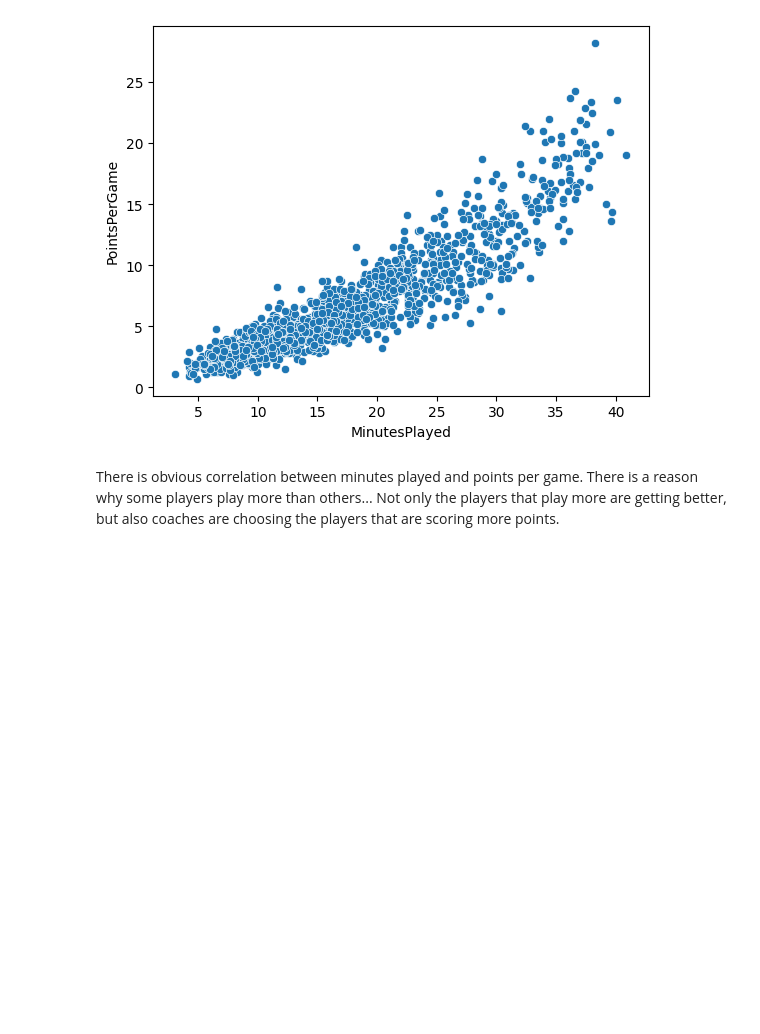
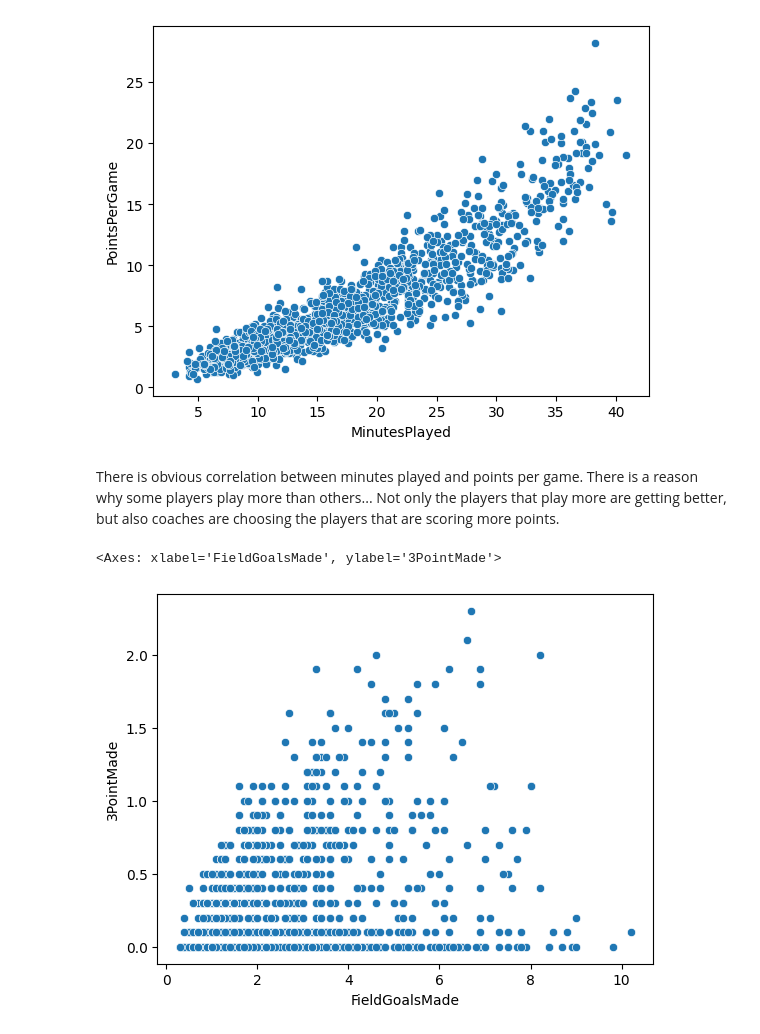
Before and after one commit to Dmmilchev/machine-learning-course, a Jupyter notebook: homeworks/basktetball_performance/solution.ipynb, the cells around one changed output. Cells and saved outputs as stored; diff of their text form; code cells hidden in the pictures; blank space fills up the shorter version.

```diff
--- a/homeworks/basktetball_performance/solution.ipynb
+++ b/homeworks/basktetball_performance/solution.ipynb
@@ -260,3 +269,8 @@ sns.scatterplot(x=df['MinutesPlayed'], y=df['PointsPerGame'])
 [figure]
 # %% [markdown]
 There is obvious correlation between minutes played and points per game. There is a reason why some players play more than others... Not only the players that play more are getting better, but also coaches are choosing the players that are scoring more points.
+# %%
+sns.scatterplot(data=df, x='FieldGoalsMade', y='3PointMade')
+# %% [output]
+<Axes: xlabel='FieldGoalsMade', ylabel='3PointMade'>
+[figure, added]
```
Also changed, not shown: parts of 33 cells of this notebook.
